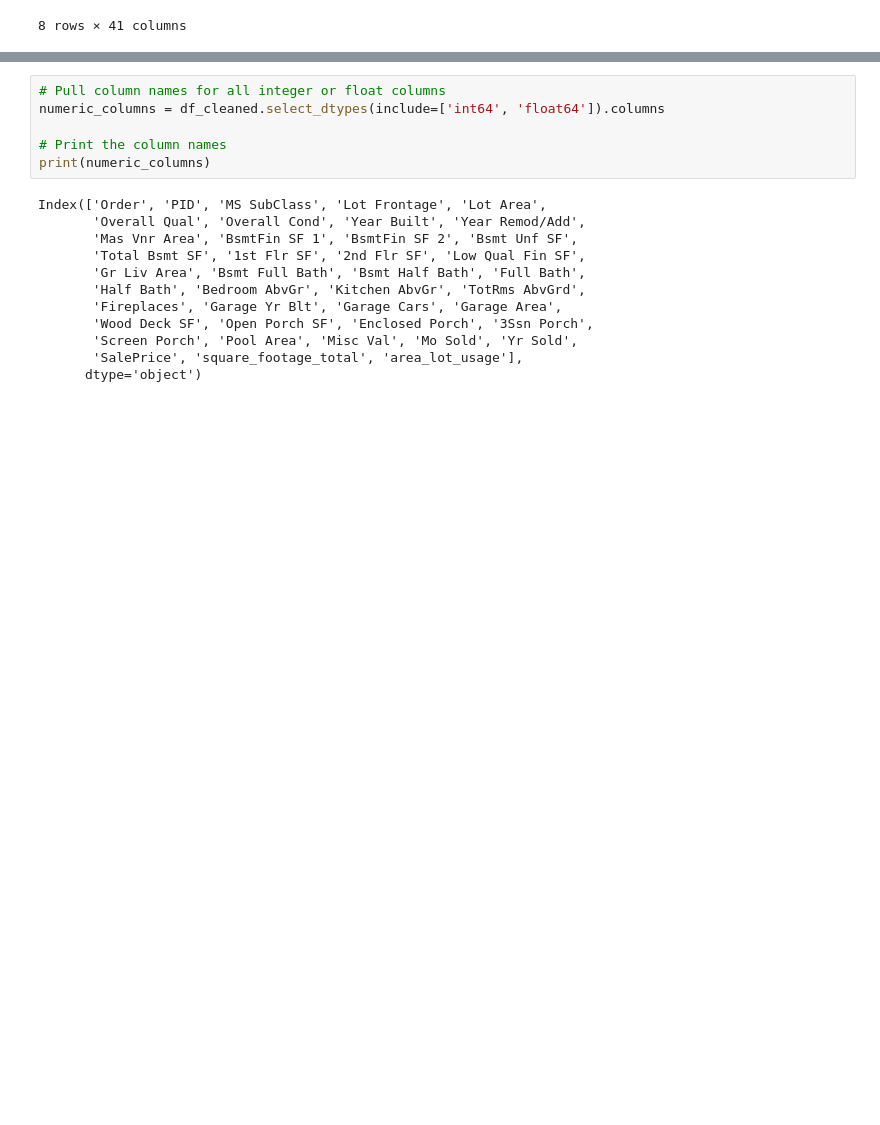
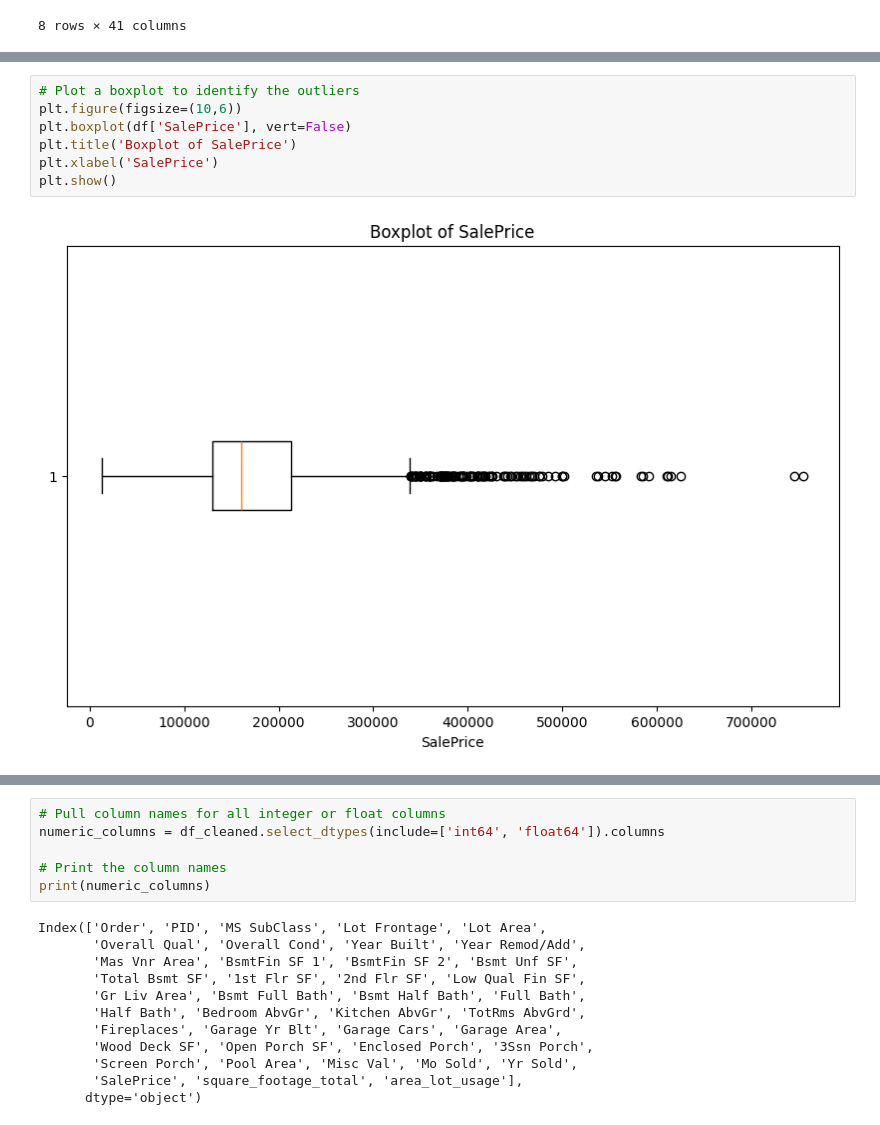
Before and after one commit to eeberman/machine_learning_intro, a Jupyter notebook: ames_housing.ipynb, the cells around one changed output, grey strips where cells are left out. Drawn from its saved outputs; the diff is of its cells as text; blank space fills up the shorter version.

```diff
--- a/ames_housing.ipynb
+++ b/ames_housing.ipynb
@@ -179,0 +233,9 @@ array([ 441.,  270.,  406., 1045.,  137.,  324.,  415.,  994.,  763.,
+# %%
+# Plot a boxplot to identify the outliers
+plt.figure(figsize=(10,6))
+plt.boxplot(df['SalePrice'], vert=False)
+plt.title('Boxplot of SalePrice')
+plt.xlabel('SalePrice')
+plt.show()
+# %% [output]
+[figure, added]
```
Also changed, not shown: parts of 14 cells of this notebook.
